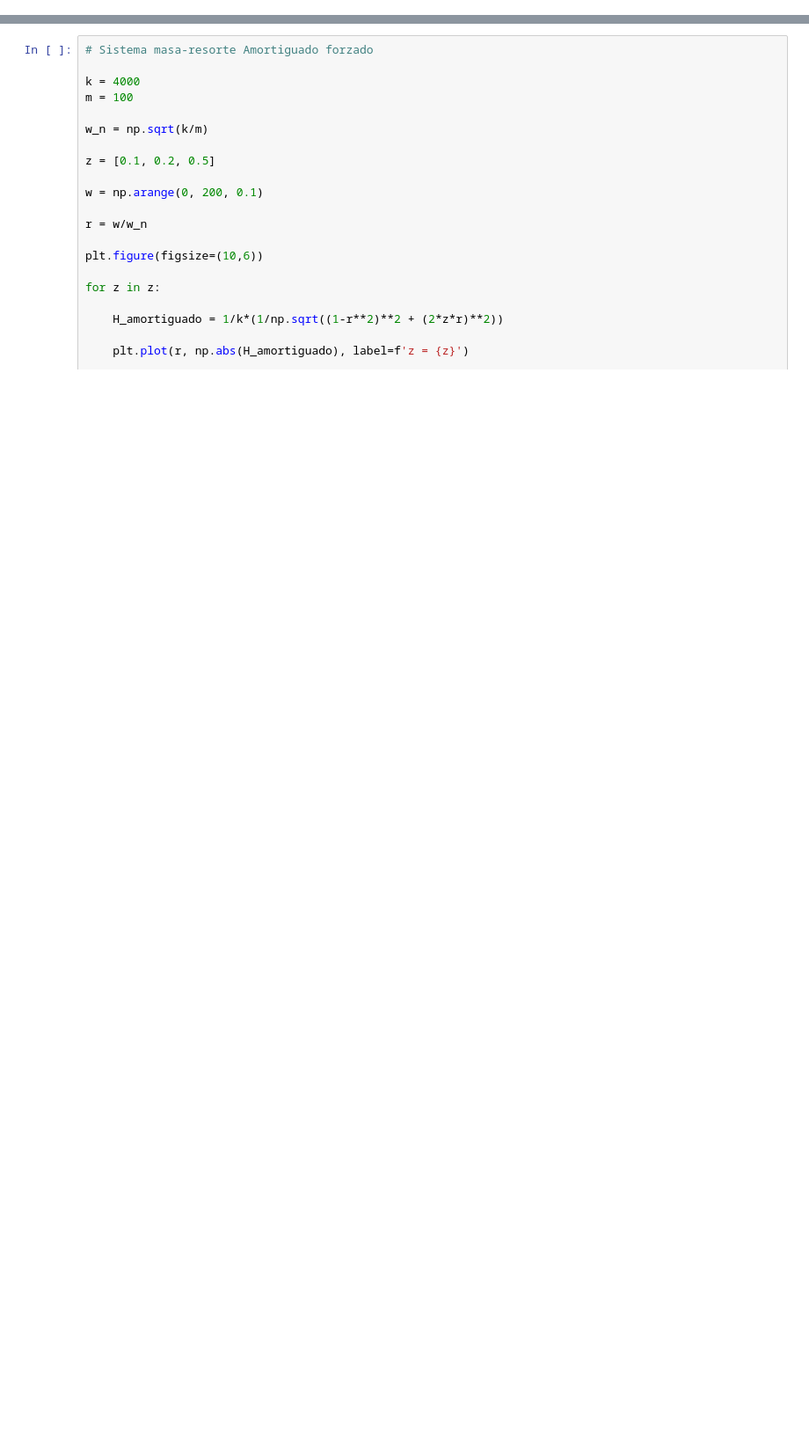
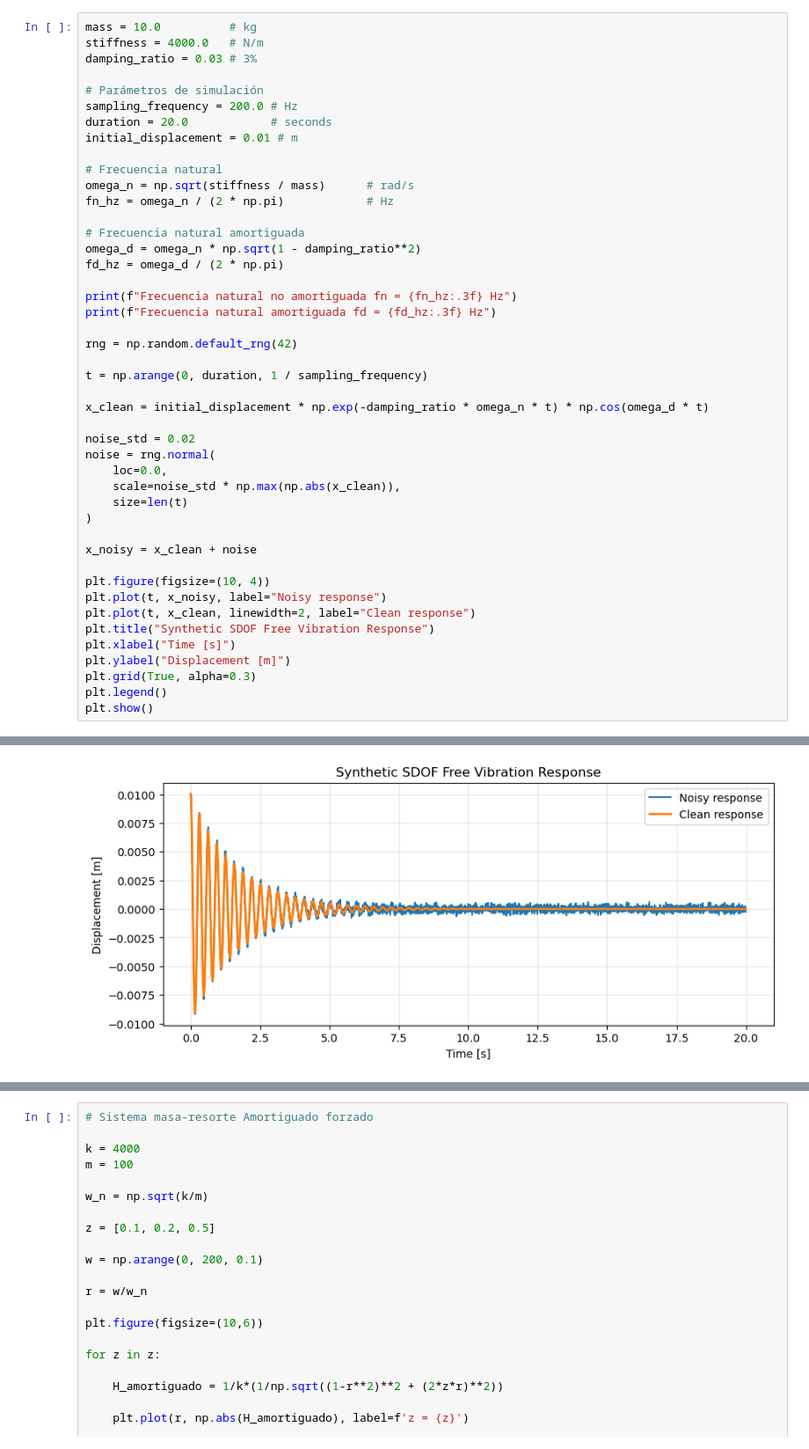
Before and after one commit to patricioelguedac/tarea_2_ACUS125, a Jupyter notebook: notebooks/Estudio_de_sistemas_masa_resorte_amortiguados.ipynb, the cells around one changed output, grey strips where cells are left out. Shown at 88% size. Saved outputs shown, nothing was run; the diff lists cells and outputs as text; blank space fills up the shorter version.

```diff
--- a/notebooks/Estudio_de_sistemas_masa_resorte_amortiguados.ipynb
+++ b/notebooks/Estudio_de_sistemas_masa_resorte_amortiguados.ipynb
@@ -163,0 +114,46 @@ Coeficiente de amortiguamiento viscoso (c): 9.49 N·s/m
+# %%
+mass = 10.0          # kg
+stiffness = 4000.0   # N/m
+damping_ratio = 0.03 # 3%
+
+# Parámetros de simulación
+sampling_frequency = 200.0 # Hz
+duration = 20.0            # seconds
+initial_displacement = 0.01 # m
+
+# Frecuencia natural
+omega_n = np.sqrt(stiffness / mass)      # rad/s
+fn_hz = omega_n / (2 * np.pi)            # Hz
+
+# Frecuencia natural amortiguada
+omega_d = omega_n * np.sqrt(1 - damping_ratio**2)
+fd_hz = omega_d / (2 * np.pi)
+
+print(f"Frecuencia natural no amortiguada fn = {fn_hz:.3f} Hz")
+print(f"Frecuencia natural amortiguada fd = {fd_hz:.3f} Hz")
+
+rng = np.random.default_rng(42)
+
+t = np.arange(0, duration, 1 / sampling_frequency)
+
+x_clean = initial_displacement * np.exp(-damping_ratio * omega_n * t) * np.cos(omega_d * t)
+
+noise_std = 0.02
+noise = rng.normal(
+    loc=0.0,
+    scale=noise_std * np.max(np.abs(x_clean)),
+    size=len(t)
+)
+
+x_noisy = x_clean + noise
+
+plt.figure(figsize=(10, 4))
+plt.plot(t, x_noisy, label="Noisy response")
+plt.plot(t, x_clean, linewidth=2, label="Clean response")
+plt.title("Synthetic SDOF Free Vibration Response")
+plt.xlabel("Time [s]")
+plt.ylabel("Displacement [m]")
+plt.grid(True, alpha=0.3)
+plt.legend()
+plt.show()
+# %% [output]
@@ -163,0 +162 @@ Coeficiente de amortiguamiento viscoso (c): 9.49 N·s/m
+[figure, added]
```
Also changed, not shown: parts of 12 cells of this notebook.
